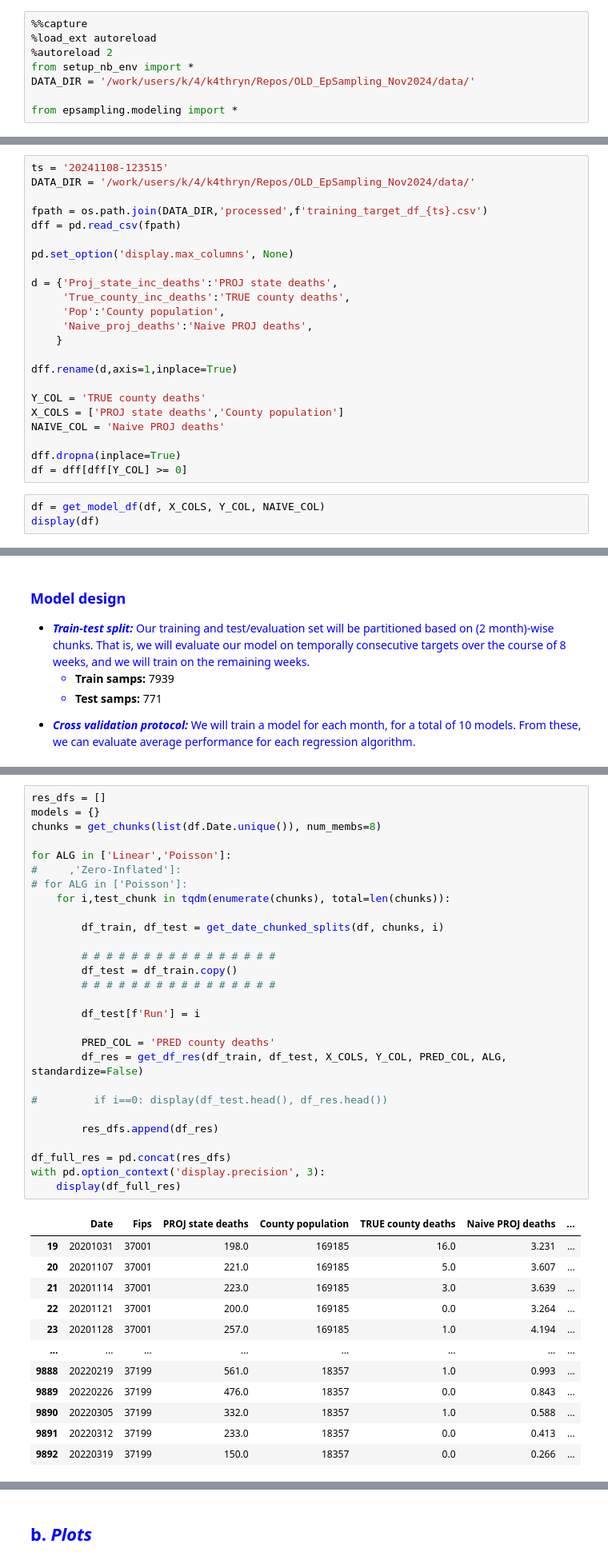
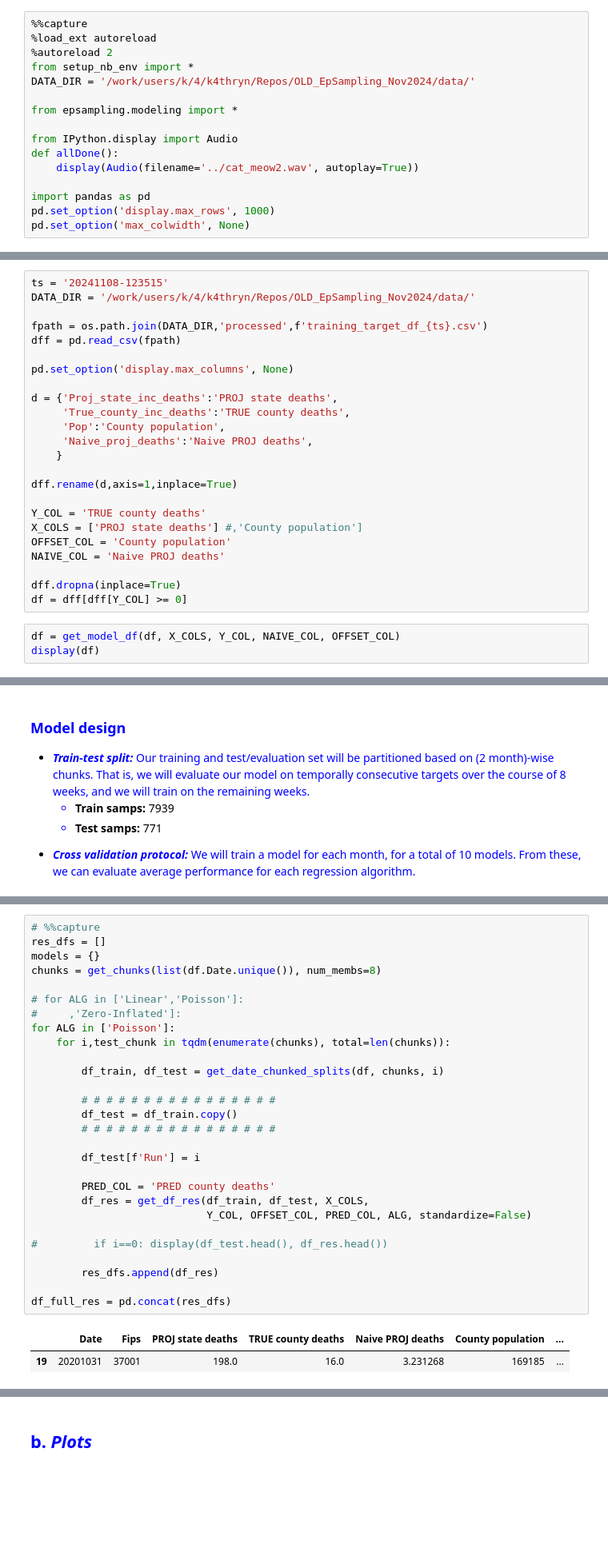
Before and after one commit to katfish666/EpSampling, a Jupyter notebook: notebooks/20241220a_poisson_with_offset.ipynb, the cells around one changed output, grey strips where cells are left out. Shown: that part at 80% size. Drawn from its saved outputs; the diff is of its cells as text; blank space fills up the shorter version.

```diff
--- a/notebooks/20241220a_poisson_with_offset.ipynb
+++ b/notebooks/20241220a_poisson_with_offset.ipynb
@@ -6,6 +6,14 @@ from setup_nb_env import *
 DATA_DIR = '/work/users/k/4/k4thryn/Repos/OLD_EpSampling_Nov2024/data/'
 
 from epsampling.modeling import *
+
+from IPython.display import Audio
+def allDone():
+    display(Audio(filename='../cat_meow2.wav', autoplay=True))
+
+import pandas as pd
+pd.set_option('display.max_rows', 1000)
+pd.set_option('max_colwidth', None)
 # %% [raw]
 Justin notes:
 - For poisson regression ...
@@ -48,12 +58,13 @@ d = {'Proj_state_inc_deaths':'PROJ state deaths',
 dff.rename(d,axis=1,inplace=True)
 
 Y_COL = 'TRUE county deaths'
-X_COLS = ['PROJ state deaths','County population']
+X_COLS = ['PROJ state deaths'] #,'County population']
+OFFSET_COL = 'County population'
 NAIVE_COL = 'Naive PROJ deaths'
 
 dff.dropna(inplace=True)
 df = dff[dff[Y_COL] >= 0]
 # %%
-df = get_model_df(df, X_COLS, Y_COL, NAIVE_COL)
+df = get_model_df(df, X_COLS, Y_COL, NAIVE_COL, OFFSET_COL)
 display(df)
 # %% [output]
@@ -117,41 +271,31 @@ This is our most simplistic model. We are predicting the number of county deaths
 # %%
+# %%capture
 res_dfs = []
 models = {}
 chunks = get_chunks(list(df.Date.unique()), num_membs=8)
 
-for ALG in ['Linear','Poisson']:
+# for ALG in ['Linear','Poisson']:
 #     ,'Zero-Inflated']:
-# for ALG in ['Poisson']:
+for ALG in ['Poisson']:
     for i,test_chunk in tqdm(enumerate(chunks), total=len(chunks)):
 
         df_train, df_test = get_date_chunked_splits(df, chunks, i)
 
         # # # # # # # # # # # # # # # #
         df_test = df_train.copy()
         # # # # # # # # # # # # # # # #
 
         df_test[f'Run'] = i
 
         PRED_COL = 'PRED county deaths'
-        df_res = get_df_res(df_train, df_test, X_COLS, Y_COL, PRED_COL, ALG, standardize=False)
+        df_res = get_df_res(df_train, df_test, X_COLS,
+                            Y_COL, OFFSET_COL, PRED_COL, ALG, standardize=False)
 
 #         if i==0: display(df_test.head(), df_res.head())
 
         res_dfs.append(df_res)
 
 df_full_res = pd.concat(res_dfs)
-with pd.option_context('display.precision', 3):
-    display(df_full_res)
 # %% [output]
-|  | Date | Fips | PROJ state deaths | County population | TRUE county deaths | Naive PROJ deaths | ... |
-| 19 | 20201031 | 37001 | 198.0 | 169185 | 16.0 | 3.231 | ... |
-| 20 | 20201107 | 37001 | 221.0 | 169185 | 5.0 | 3.607 | ... |
-| 21 | 20201114 | 37001 | 223.0 | 169185 | 3.0 | 3.639 | ... |
-| 22 | 20201121 | 37001 | 200.0 | 169185 | 0.0 | 3.264 | ... |
-| 23 | 20201128 | 37001 | 257.0 | 169185 | 1.0 | 4.194 | ... |
-| ... | ... | ... | ... | ... | ... | ... | ... |
-| 9888 | 20220219 | 37199 | 561.0 | 18357 | 1.0 | 0.993 | ... |
-| 9889 | 20220226 | 37199 | 476.0 | 18357 | 0.0 | 0.843 | ... |
-| 9890 | 20220305 | 37199 | 332.0 | 18357 | 1.0 | 0.588 | ... |
-| 9891 | 20220312 | 37199 | 233.0 | 18357 | 0.0 | 0.413 | ... |
-| 9892 | 20220319 | 37199 | 150.0 | 18357 | 0.0 | 0.266 | ... |
+|  | Date | Fips | PROJ state deaths | TRUE county deaths | Naive PROJ deaths | County population | ... |
+| 19 | 20201031 | 37001 | 198.0 | 16.0 | 3.231268 | 169185 | ... |
```
Also changed, not shown: parts of 24 cells of this notebook, 3 other files.
